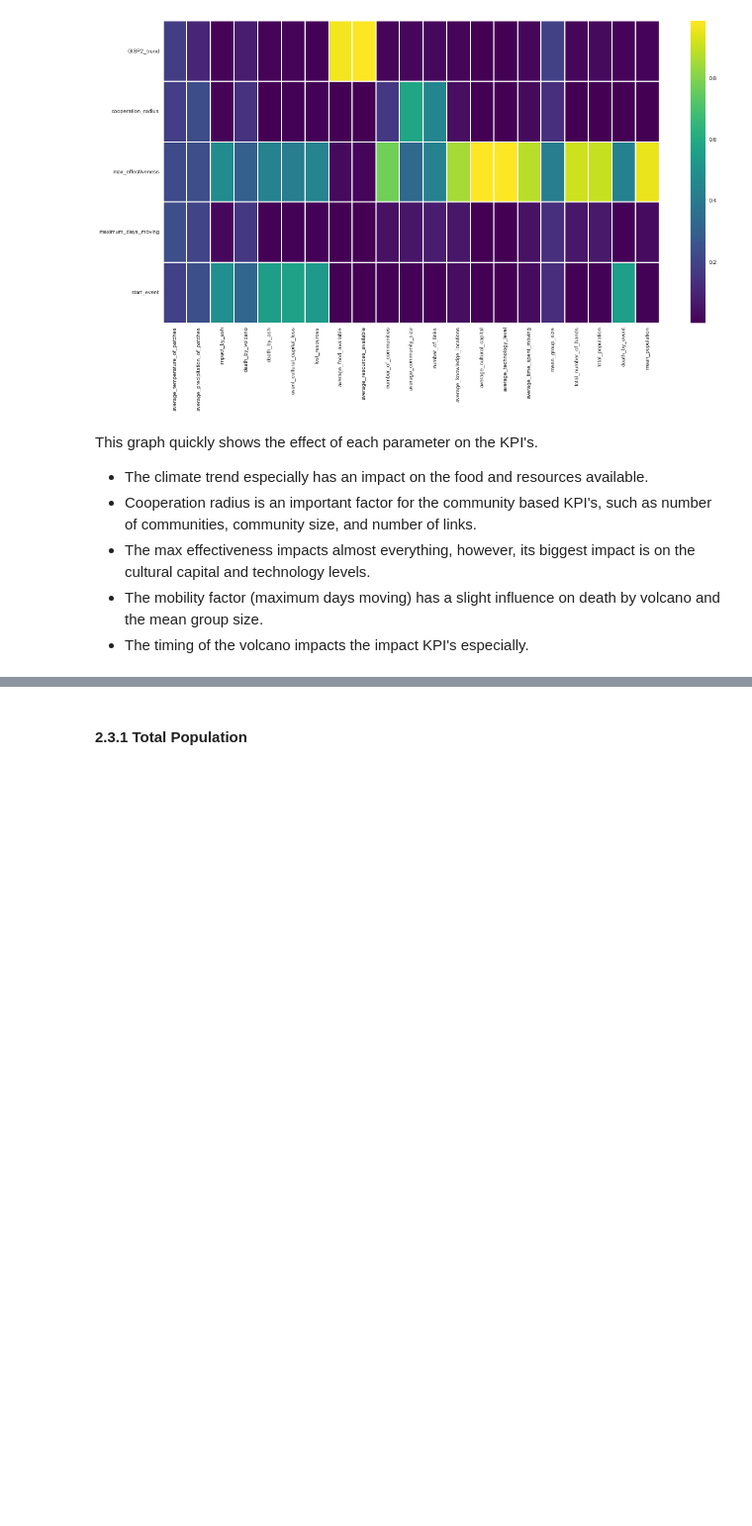
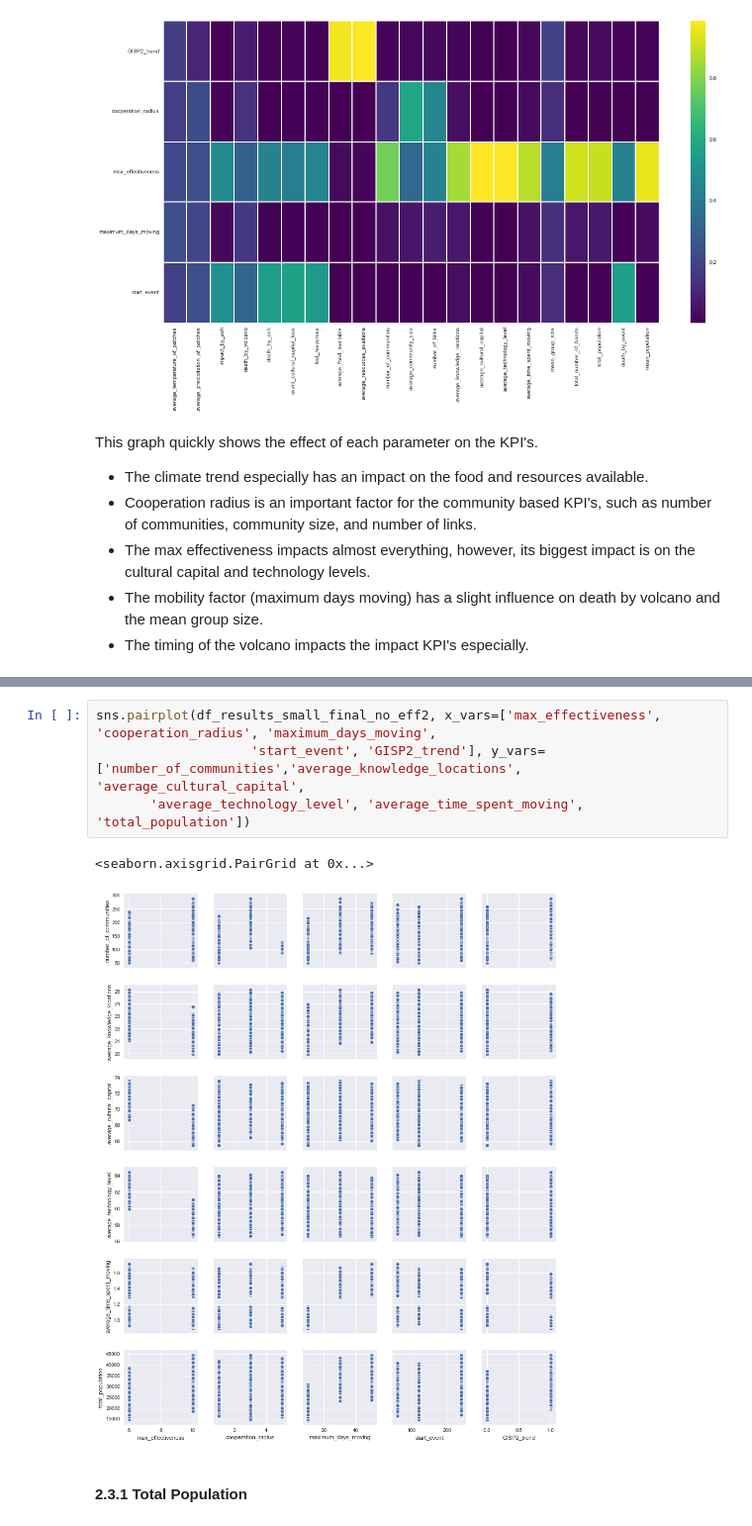
Before and after one commit to WKSu/compound-events, a Jupyter notebook: experiments/Analysis of Base Experiments.ipynb, the cells around one changed output, grey strips where cells are left out. Shown at 99% size. Drawn from its saved outputs; the diff is of its cells as text; blank space fills up the shorter version.

```diff
--- a/experiments/Analysis of Base Experiments.ipynb
+++ b/experiments/Analysis of Base Experiments.ipynb
@@ -150,3 +155,10 @@ sns.pairplot(df_results_small_final, x_vars=['max_effectiveness', 'cooperation_r
+# %%
+sns.pairplot(df_results_small_final_no_eff2, x_vars=['max_effectiveness', 'cooperation_radius', 'maximum_days_moving',
+                    'start_event', 'GISP2_trend'], y_vars=['number_of_communities','average_knowledge_locations', 'average_cultural_capital',
+       'average_technology_level', 'average_time_spent_moving', 'total_population'])
+# %% [output]
+<seaborn.axisgrid.PairGrid at 0x...>
+[figure, added]
 # %% [markdown]
 #### 2.3.1 Total Population
 # %%
```
Also changed, not shown: parts of 8 cells of this notebook, 1 other file.
